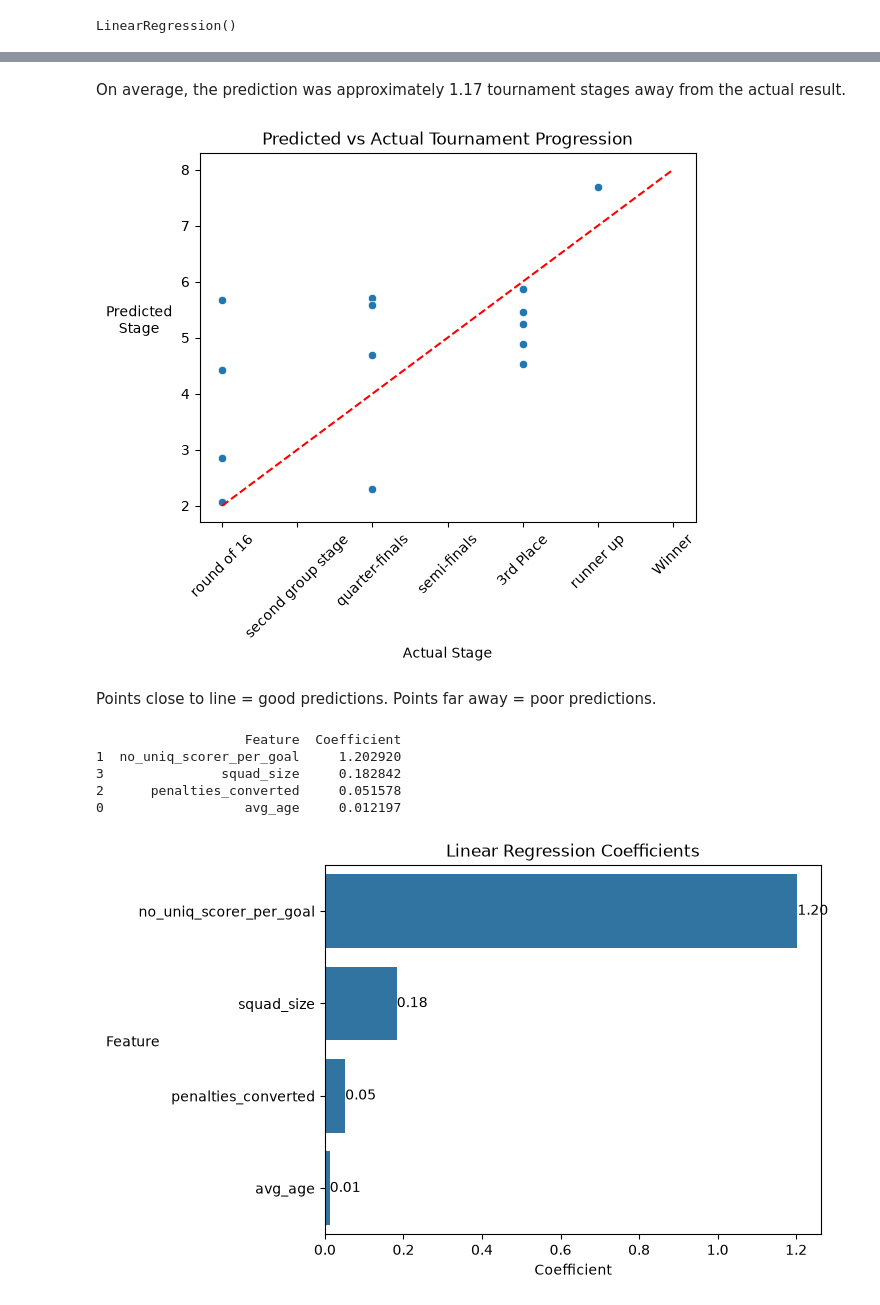
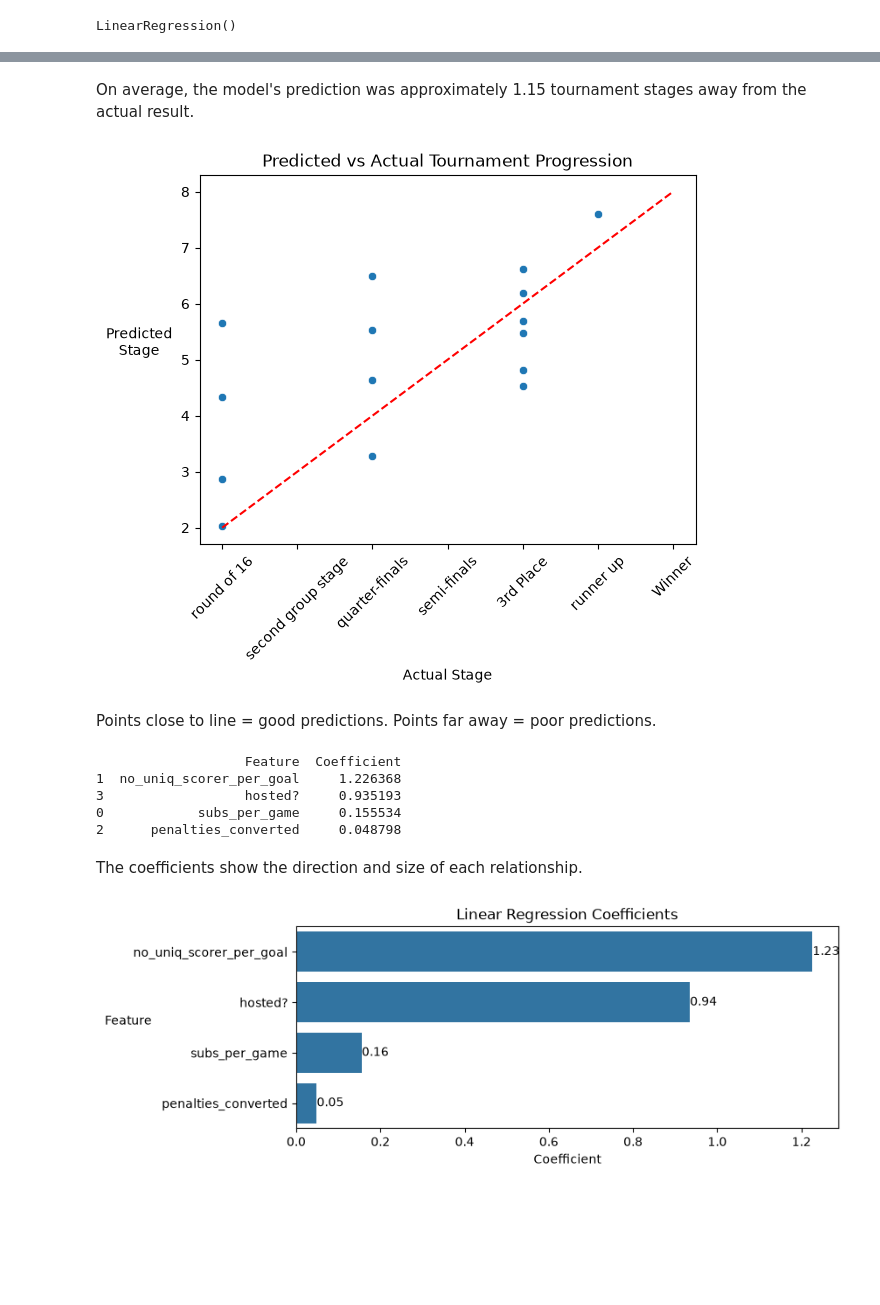
Before and after one commit to bev-amin/fifa-data-science, a Jupyter notebook: notebooks/02-further-analysis.ipynb, the cells around one changed output, grey strips where cells are left out. Drawn from its saved outputs; the diff is of its cells as text; code cells hidden in the pictures; blank space fills up the shorter version.

```diff
--- a/notebooks/02-further-analysis.ipynb
+++ b/notebooks/02-further-analysis.ipynb
@@ -862,6 +838,9 @@ squad_exp_perform = pd.merge(squad_exp_perform, tourn_winners_mens, on='tourname
 ''' Rename column for clarity '''
 squad_exp_perform = squad_exp_perform.rename(columns={'winner': 'tourn_winner_that_yr'})
 
-'''Column to check if the team in that row won that year or not'''
+''' Column to check if the team in that row won that year or not'''
 squad_exp_perform['won?'] = squad_exp_perform.apply(lambda row: True if row['team_name'] == row['tourn_winner_that_yr'] else False, axis=1)
+
+''' Column to get a True/False if the team hosted that year '''
+squad_exp_perform['hosted?'] = squad_exp_perform.apply(lambda row: True if row['team_name'] == row['host_name'] else False, axis=1)
 # %%
@@ -909,7 +890,9 @@ Index(['tournament_id', 'team_name', 'team_total_matches', 'avg_games_played',
 ''' Target variable (y)'''
 y = squad_exp_perform['new_perform_rank']
 # %%
+# These variables were selected because previous analyses suggested they may have some relationship with tournament success.
+
 ''' Predictor variables '''
-features = ['avg_age', 'no_uniq_scorer_per_goal', 'penalties_converted', 'squad_size']
+features = ['subs_per_game', 'no_uniq_scorer_per_goal', 'penalties_converted', 'hosted?']
 x = squad_exp_perform[features]
 # %%
@@ -949,5 +944,5 @@ print(mae)
 # %% [markdown]
-On average, the prediction was approximately 1.17 tournament stages away from the actual result.
+On average, the model's prediction was approximately 1.15 tournament stages away from the actual result.
 # %%
 ''' Predicted vs Actual Plot'''
 
@@ -965,7 +960,7 @@ stage_list_for_x = ['round of 16','second group stage','quarter-finals','semi-fi
 plt.xticks([2, 3, 4, 5, 6, 7, 8], stage_list_for_x, rotation=45)
 plt.show()
 # %% [output]
-[figure, old version]
+[figure, new version]
 # %% [markdown]
 Points close to line = good predictions.
 Points far away = poor predictions.
@@ -985,21 +980,26 @@ coef_df = coef_df.sort_values(
 print(coef_df)
 # %% [output]
                    Feature  Coefficient
-1  no_uniq_scorer_per_goal     1.202920
-3               squad_size     0.182842
-2      penalties_converted     0.051578
-0                  avg_age     0.012197
+1  no_uniq_scorer_per_goal     1.226368
+3                  hosted?     0.935193
+0            subs_per_game     0.155534
+2      penalties_converted     0.048798
+# %% [markdown]
+The coefficients show the direction and size of each relationship.
 # %%
+''' plot coefficients '''
+
+fig = plt.figure(figsize=(8, 3))
 ax = sns.barplot(
     data=coef_df,
     x='Coefficient',
     y='Feature')
 
 plt.title('Linear Regression Coefficients')
 plt.ylabel('Feature', rotation=0)
 
 for container in ax.containers:
     ax.bar_label(container, fmt='%.2f')
 # %% [output]
-[figure, old version]
+[figure, new version]
 # %% [markdown]
```
Also changed, not shown: parts of 22 cells of this notebook.
